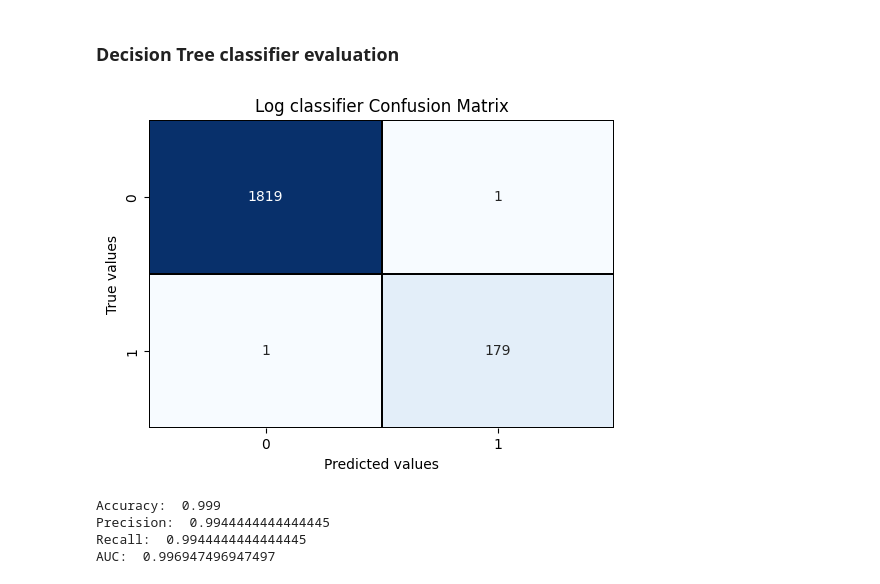
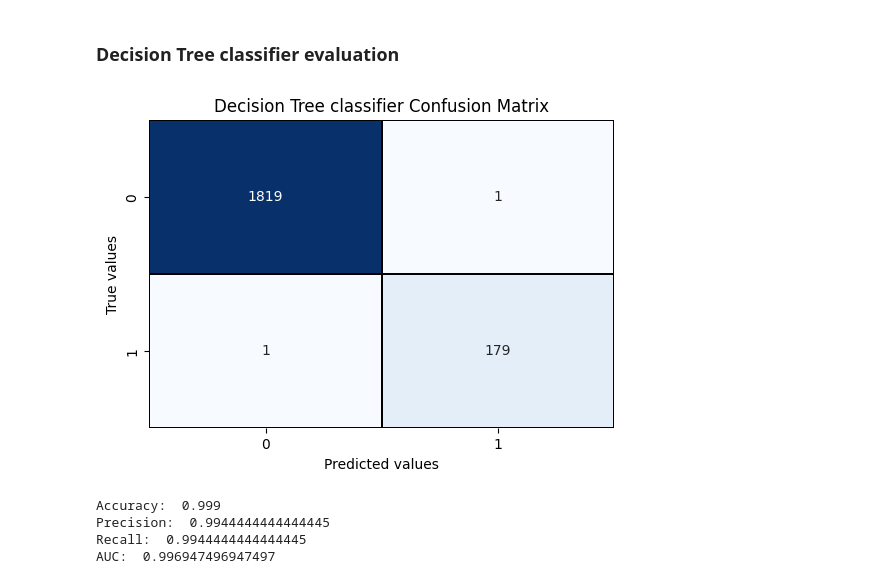
Before and after one commit to KOMPALALOKESH/Credit-card-fraud-detect, a Jupyter notebook: credit_card_fraud_detect.ipynb, the cells around one changed output. Drawn from its saved outputs; the diff is of its cells as text; code cells hidden in the pictures.

```diff
--- a/credit_card_fraud_detect.ipynb
+++ b/credit_card_fraud_detect.ipynb
@@ -265,14 +265,14 @@ y_predict4_prob = classifier4.predict_proba(X_test)[:,1]
 # %%
 cm4 = confusion_matrix(y_test, y_predict4)
 
 plt.figure(figsize=(6,4))
 sns.heatmap(cm4, annot=True, cmap='Blues', fmt='d', cbar=False, linewidths=0.01, linecolor='black')
 plt.xlabel('Predicted values')
 plt.ylabel('True values')
-plt.title('Log classifier Confusion Matrix')
+plt.title('Decision Tree classifier Confusion Matrix')
 plt.show()
 # %% [output]
-[figure, old version]
+[figure, new version]
 # %%
 #Performance metrics evaluation
 print("Accuracy: ",metrics.accuracy_score(y_test,y_predict4))
```
Also changed, not shown: parts of 3 cells of this notebook.
